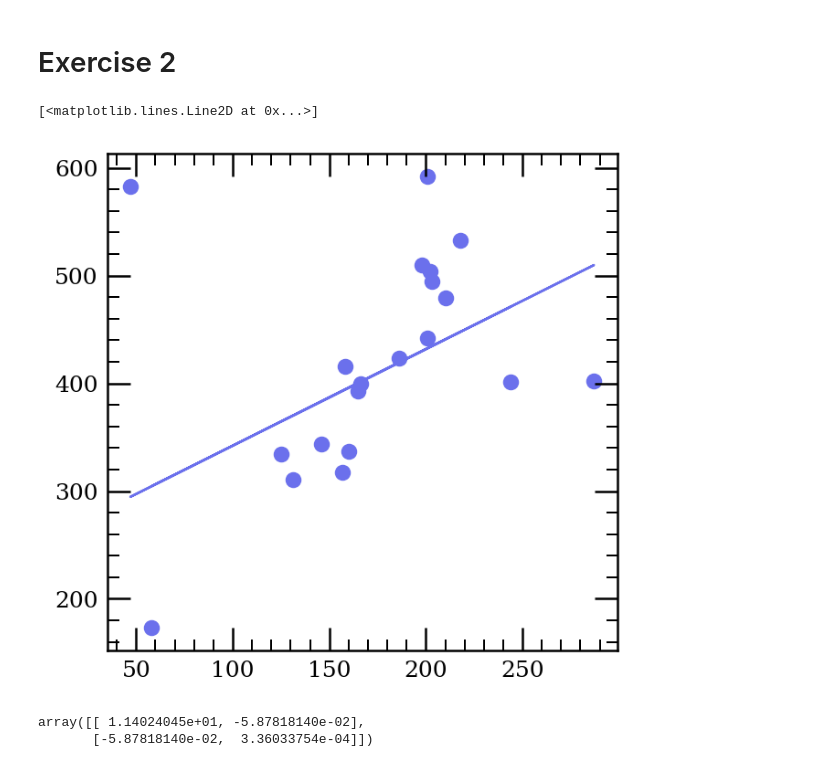
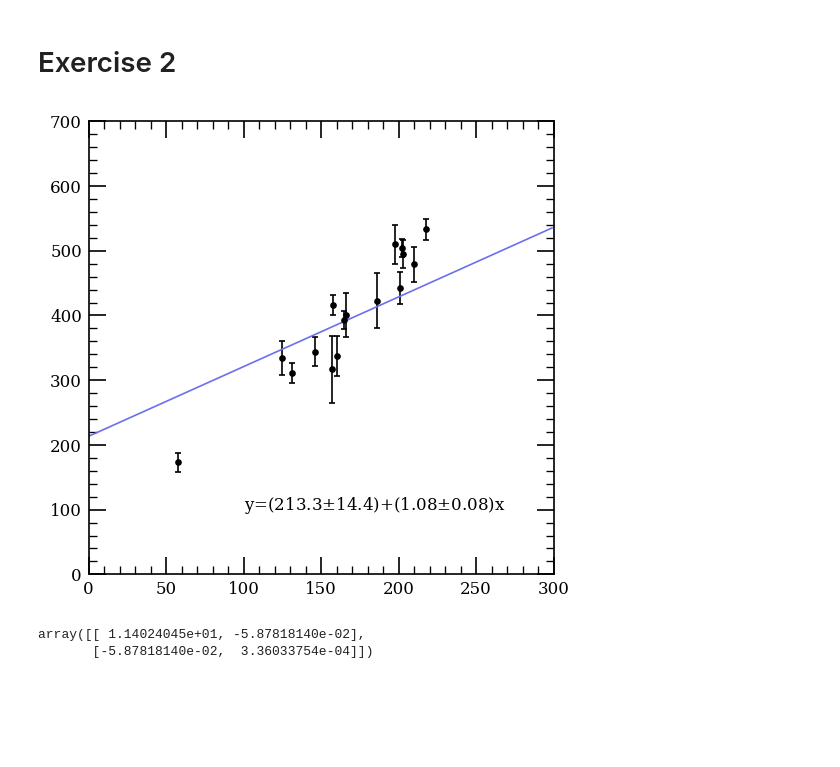
Before and after one commit to safonova/Data_analysis_recipes, a Jupyter notebook: 1 Standard practice.ipynb, the cells around one changed output. Drawn from its saved outputs; the diff is of its cells as text; code cells hidden in the pictures; blank space fills up the shorter version.

```diff
--- a/1 Standard practice.ipynb
+++ b/1 Standard practice.ipynb
@@ -73,18 +85,17 @@ C_mx = np.identity(len(data['sigma_y'])) * data['sigma_y']
-# %%
-A_mx_T = A_mx.T
-C_mx_inv = np.linalg.inv(C_mx)
-first_mx =  A_mx_T.dot(C_mx_inv)
-ACA = np.linalg.inv(first_mx.dot(A_mx))
-
-ACY = first_mx.dot(Y_mx)
-X_mx = ACA.dot(ACY)
-
-fig, axes = plt.subplots(figsize=(4,4), dpi=180)
-axes.scatter(data['x'], data['y'])
-axes.plot(data['x'], X_mx[0] + data['x']*X_mx[1])
-# %% [output]
-[<matplotlib.lines.Line2D at 0x...>]
-[figure, removed]
+# %%
+ydata_2 = data['y']
+xdata_2 = data['x']
+sigma_y_2 = data['sigma_y']
+# %%
+slope, intercept, slope_err, intercept_err = perform_linear_algebra_fit(xdata_2, ydata_2, sigma_y_2)
+
+fig, axes = plt.subplots(figsize=(5,5), dpi=120)
+axes.errorbar(xdata_1, ydata_1, yerr=sigma_y_1, fmt='.k')
+axes.plot(range(0, 300), intercept + range(0, 300)*slope)
+axes.text(100, 100, f"y=({intercept:0.1f}$\pm${intercept_err:0.1f})+({slope:0.2f}$\pm${slope_err:0.2f})x")
+axes.set(xlim=(0, 300), ylim=(0,700));
+# %% [output]
+[figure, added]
 # %%
 ACA
 # %% [output]
```
Also changed, not shown: parts of 6 cells of this notebook.
